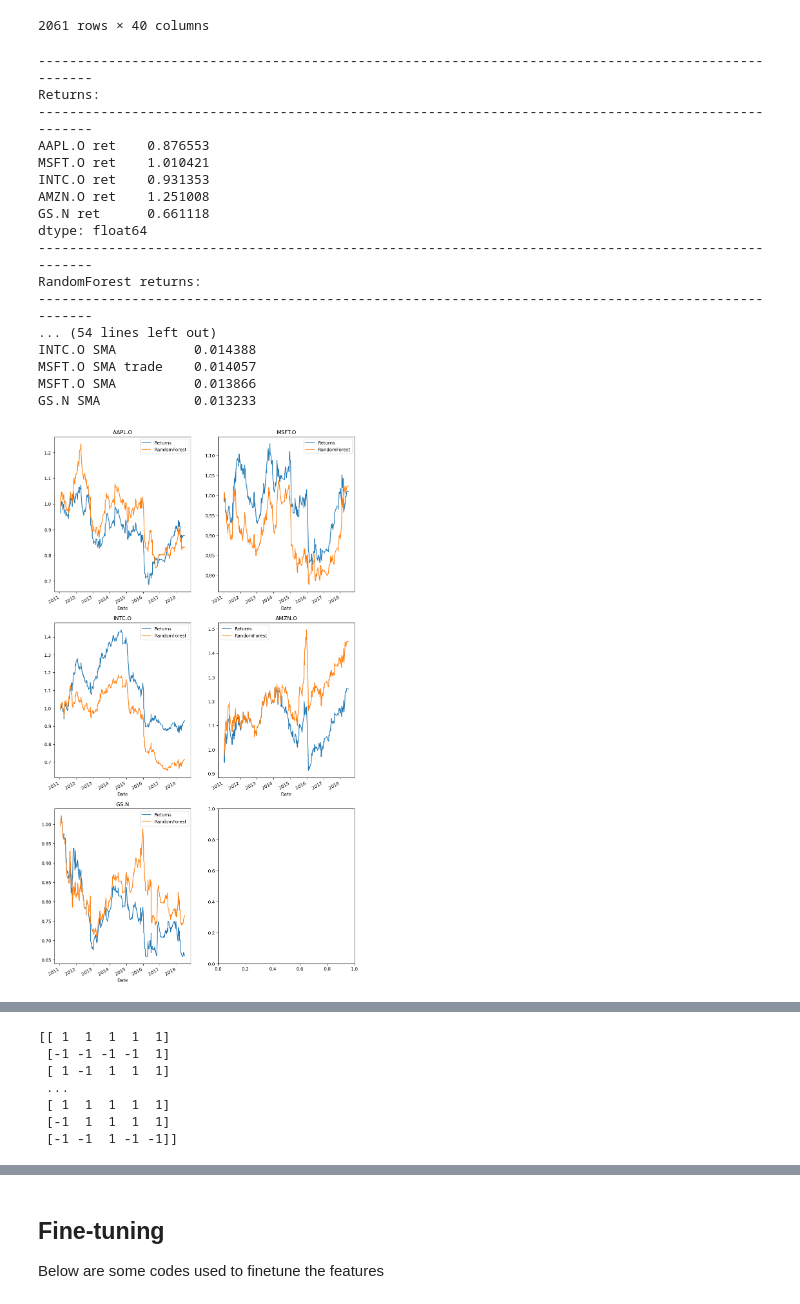
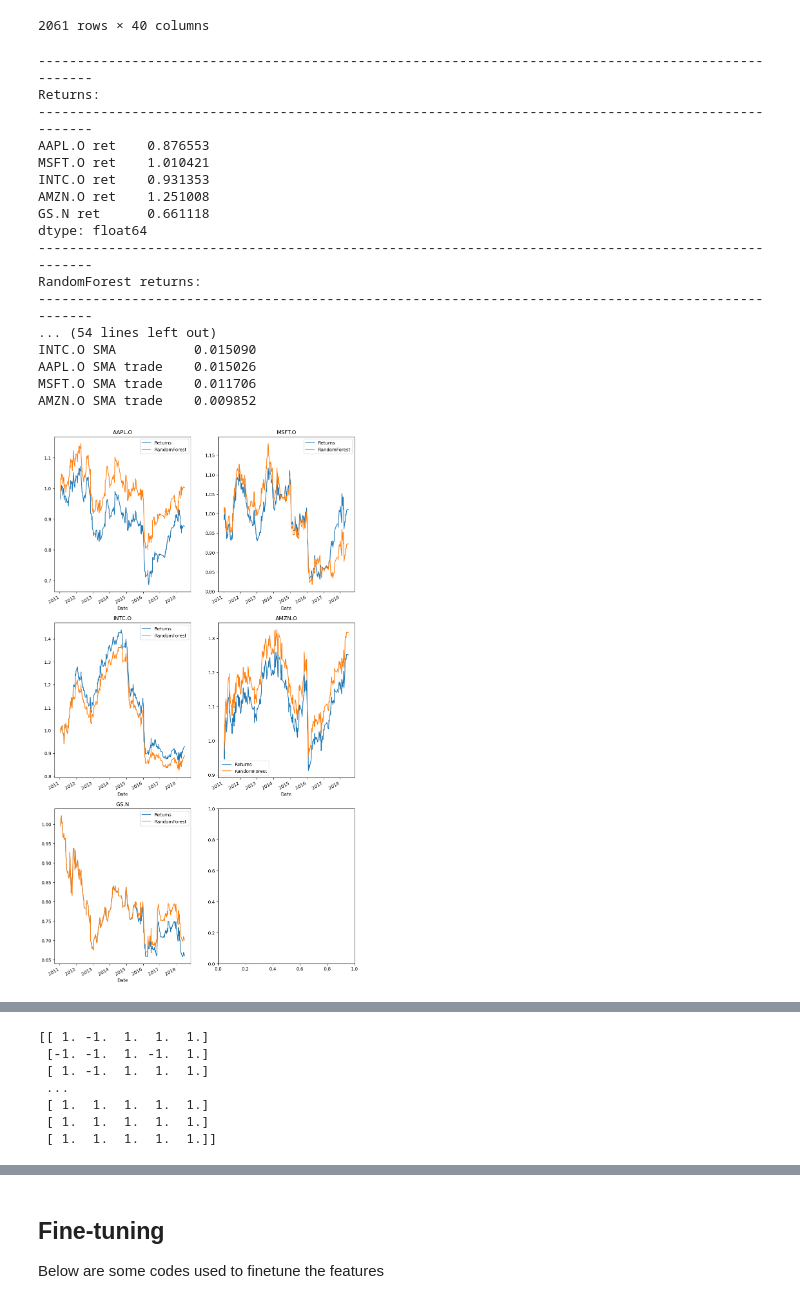
Before and after one commit to AY2324S2-QF2103-Group-9/Trading-Strategies-Comparison, a Jupyter notebook: Project_RandomForest.ipynb, the cells around one changed output, grey strips where cells are left out. Cells and saved outputs as stored; diff of their text form; code cells hidden in the pictures.

Commit message:
Trial for rolling mode of 7

```diff
--- a/Project_RandomForest.ipynb
+++ b/Project_RandomForest.ipynb
@@ -226,6 +226,7 @@ data_train, data_test = train_test_split(feat_data,
                                          random_state = 0)
 features = ma_feat + sma_feat + lag_feat# + [f"{stock} ret SMA" for stock in colnames]
 
+roll = 5
 # test_split = len(data) // 5
 
 # data_train = feat_data[:- test_split]
@@ -245,6 +246,8 @@ model = RandomForestClassifier(max_depth=5, min_samples_leaf=5)
 model.fit(training, training_res)
 
 results = model.predict(testing)
+results = pd.DataFrame(data=results).rolling(window=roll, min_periods=1).apply(lambda x: mode(x)[0]).values
+
 
 print_data("Returns:", data_test[[f"{stock} ret" for stock in colnames]].sum().apply(np.exp))
 
@@ -288,35 +291,35 @@ for i, stock in enumerate(colnames):
         actual_index = 0 if actual == -1 else 1
         predicted_index = 0 if predicted == -1 else 1
         conf_matrix[actual_index, predicted_index] += 1
 
     # Calculate F1 score
     f1_score = calculate_f1_score(conf_matrix)
 
     # Plot the confusion matrix as a heatmap
     plt.figure(figsize=(4, 3))
     sns.heatmap(conf_matrix, annot=True, fmt='g', cmap='Blues', cbar=False, xticklabels=['-1', '1'], yticklabels=['-1', '1'])
     plt.xlabel('Predicted')
     plt.ylabel('Actual')
     plt.title(f'Confusion Matrix for {stock} (F1 Score: {f1_score:.2f})')
     plt.show()
 
 print(results)
 # %% [output]
 ----------------------------------------------------------------------------------------------------
 Returns:
 ----------------------------------------------------------------------------------------------------
 AAPL.O ret    0.876553
 MSFT.O ret    1.010421
 INTC.O ret    0.931353
 AMZN.O ret    1.251008
 GS.N ret      0.661118
 dtype: float64
 ----------------------------------------------------------------------------------------------------
 RandomForest returns:
 ----------------------------------------------------------------------------------------------------
 ... (54 lines left out)
-INTC.O SMA          0.014388
-MSFT.O SMA trade    0.014057
-MSFT.O SMA          0.013866
-GS.N SMA            0.013233
+INTC.O SMA          0.015090
+AAPL.O SMA trade    0.015026
+MSFT.O SMA trade    0.011706
+AMZN.O SMA trade    0.009852
-[figure, old version]
+[figure, new version]
@@ -328,10 +331,10 @@ GS.N SMA            0.013233
-[[ 1  1  1  1  1]
- [-1 -1 -1 -1  1]
- [ 1 -1  1  1  1]
+[[ 1. -1.  1.  1.  1.]
+ [-1. -1.  1. -1.  1.]
+ [ 1. -1.  1.  1.  1.]
  ...
- [ 1  1  1  1  1]
- [-1  1  1  1  1]
- [-1 -1  1 -1 -1]]
+ [ 1.  1.  1.  1.  1.]
+ [ 1.  1.  1.  1.  1.]
+ [ 1.  1.  1.  1.  1.]]
 # %%
 def simulate_model(it, data=feat_data, train=data_train, test=data_test, ran_split=False, feat=features, rerun=0, rolling_parse=1):
     sim = pd.DataFrame(columns=[f"{stock} ret" for stock in colnames])
```
Also changed, not shown: parts of 8 cells of this notebook.
